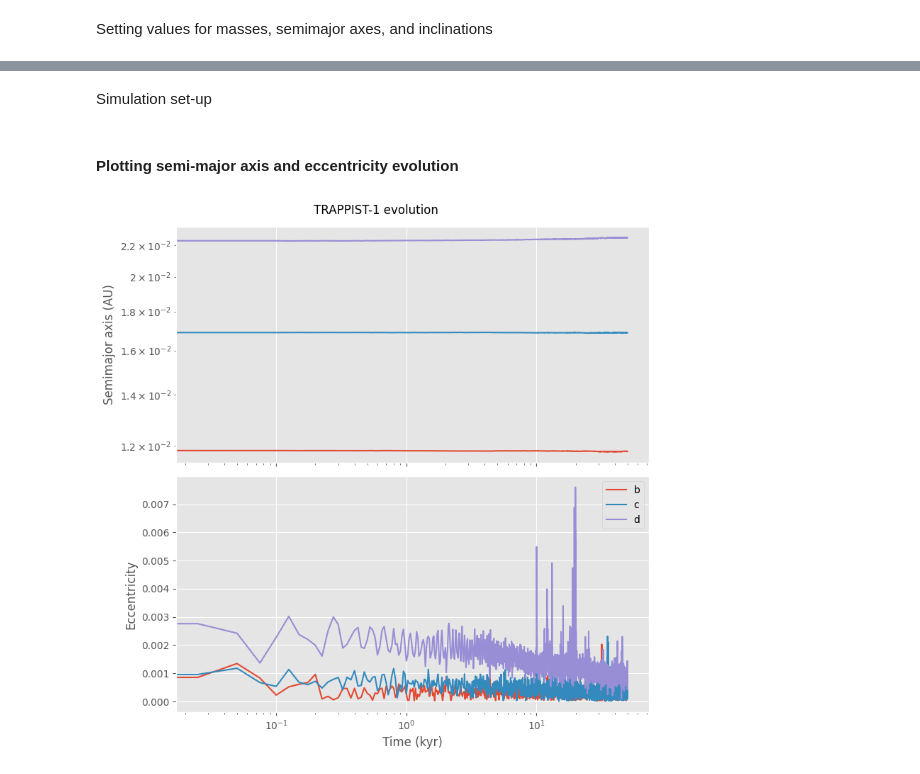
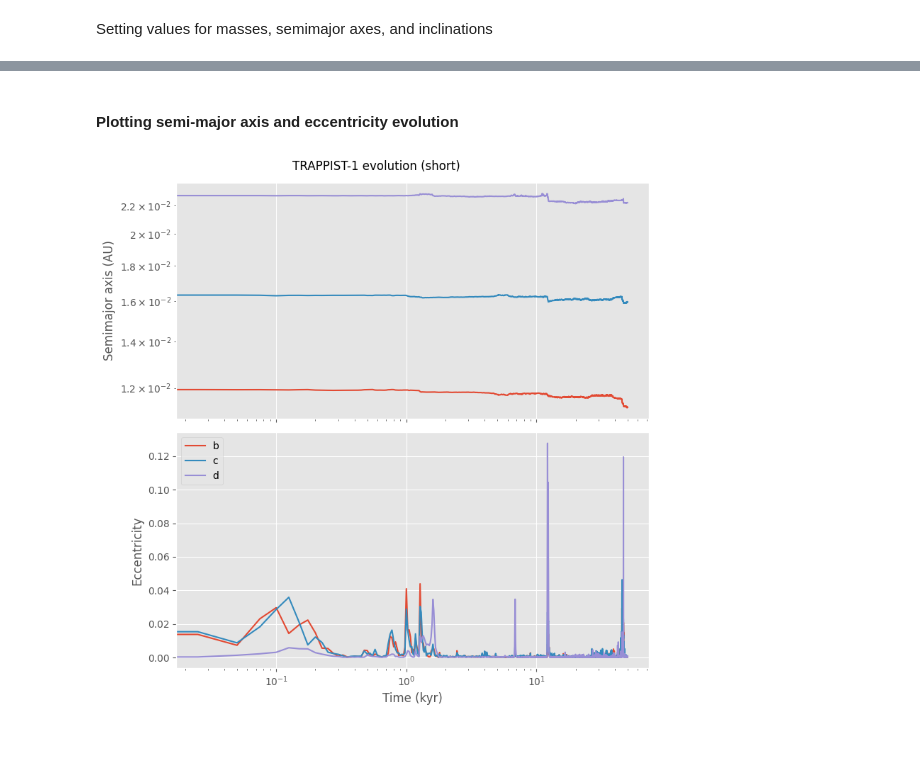
Before and after one commit to dchen10Git/uchi-exoplanets-2025, a Jupyter notebook: macdonald.ipynb, the cells around one changed output, grey strips where cells are left out. Drawn from its saved outputs; the diff is of its cells as text; code cells hidden in the pictures; blank space fills up the shorter version.

```diff
--- a/macdonald.ipynb
+++ b/macdonald.ipynb
@@ -330,5 +331,3 @@ masses *= 3.003e-6 # convert to M_Earth
-# %% [markdown]
-Simulation set-up
 # %%
 # Create the simulation
 sim = rebound.Simulation()
@@ -346,7 +345,6 @@ for i in range(3): # number of planets in sim
         sim.add(m=masses[i], a=a_init[i], e=0, inc=incs[i])
 sim.move_to_com()
 ps = sim.particles
-
 num_planets = len(ps) - 1
 
 rebx = reboundx.Extras(sim)
@@ -357,9 +355,8 @@ rebx.add_force(mof)
 
 sim.integrator = 'whfast'
 # Timestep of 5% of the innermost planet's observed period
-sim.dt = P_b = trappist1_planets["b"]["P"] * 0.05 # 0.076
-
-sim.dt *= 5 # to make it run faster
+sim.dt = P_b = ps[1].P * 0.05 # 0.076
+# sim.dt *= 5 # to make it run faster
 # %%
 time_steps = 2000
 
@@ -381,8 +378,8 @@ for i, t in enumerate(times):
     for j, p in enumerate(ps[1:]):  # skip the star
         a_vals[j, i] = p.a
         e_vals[j, i] = p.e
-        # n_vals[j, i] = np.sqrt(sim.G * ps[0].m / p.a**3)
-        # P_vals[j, i] = 2 * np.pi / n_vals[j, i]
+        n_vals[j, i] = p.n
+        P_vals[j, i] = p.P
     for j, p in enumerate(ps[1:num_planets]):  # each planet pair
         pass
         # P_ratios[j, i] = P_vals[j+1, i] / P_vals[j, i]
@@ -398,30 +395,30 @@ for i, t in enumerate(times):
 # %%
 plt.style.use('ggplot')
 
 fig, (ax1, ax2) = plt.subplots(2, 1, sharex=True)
 fig.set_figwidth(8.0)
 fig.set_figheight(8.0)
 
 
 for j in range(num_planets):
     # could also try plotting log
     ax1.plot(times_kyrs, a_vals[j], label=f'{chr(98+j)}')  # b, c, d, ...
     ax2.plot(times_kyrs, e_vals[j], label=f'{chr(98+j)}')
 plt.xlabel("Time (kyr)")
 ax1.set_ylabel("Semimajor axis (AU)")
 ax2.set_ylabel("Eccentricity")
 # ax1.set_ylim(0.005, 0.13)
 # ax2.set_ylim(-0.01, 0.2)
 
 ax1.set_xscale('log')
 ax1.set_yscale('log')
 ax2.set_xscale('log')
 
 fig.subplots_adjust(hspace=0)
 
-plt.suptitle("TRAPPIST-1 evolution")
+plt.suptitle(f"TRAPPIST-1 evolution ({method})")
 plt.legend()
 plt.tight_layout()
 plt.show()
 # %% [output]
-[figure, old version]
+[figure, new version]
```
Also changed, not shown: parts of 6 cells of this notebook, 1 other file.
